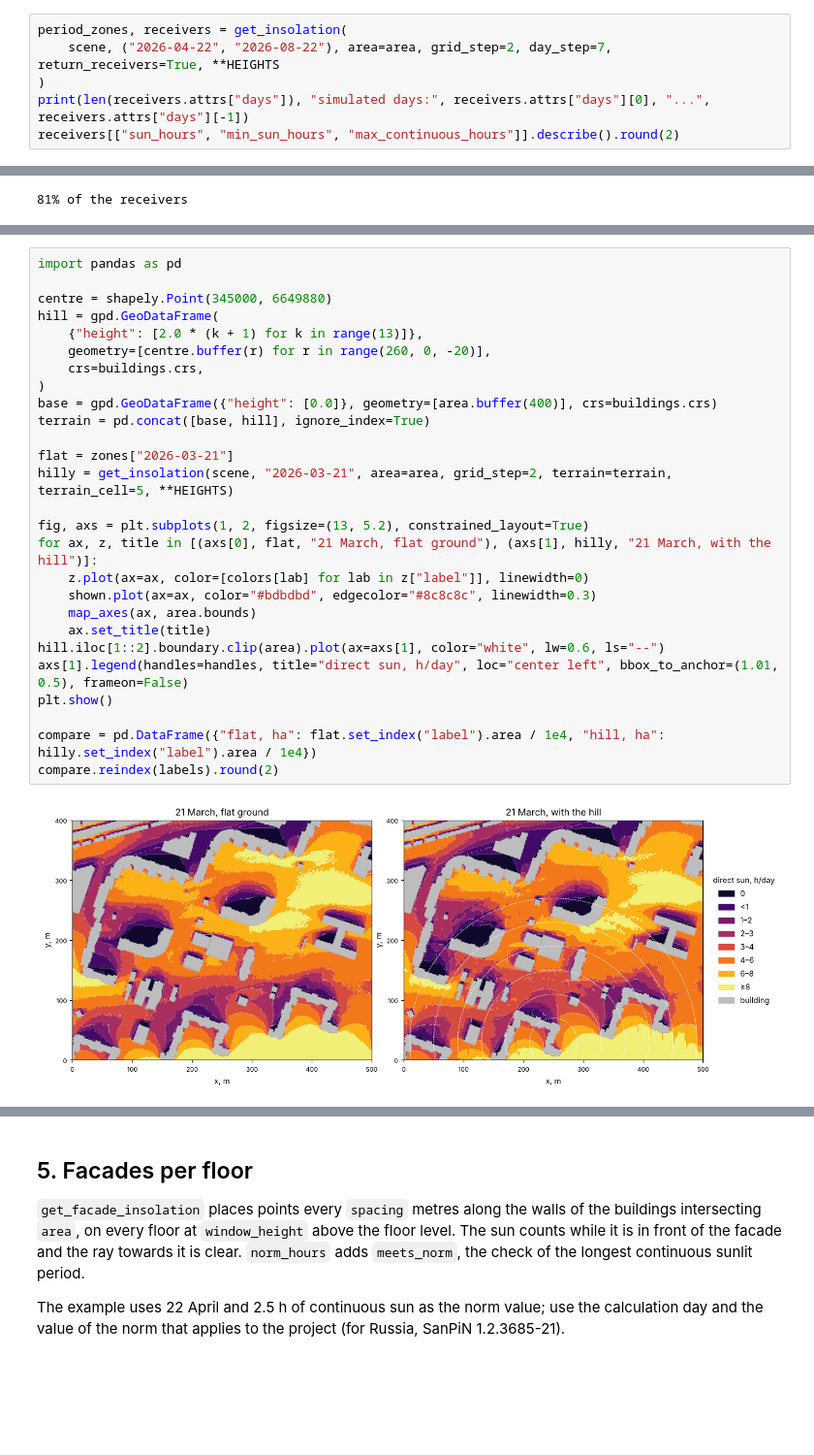
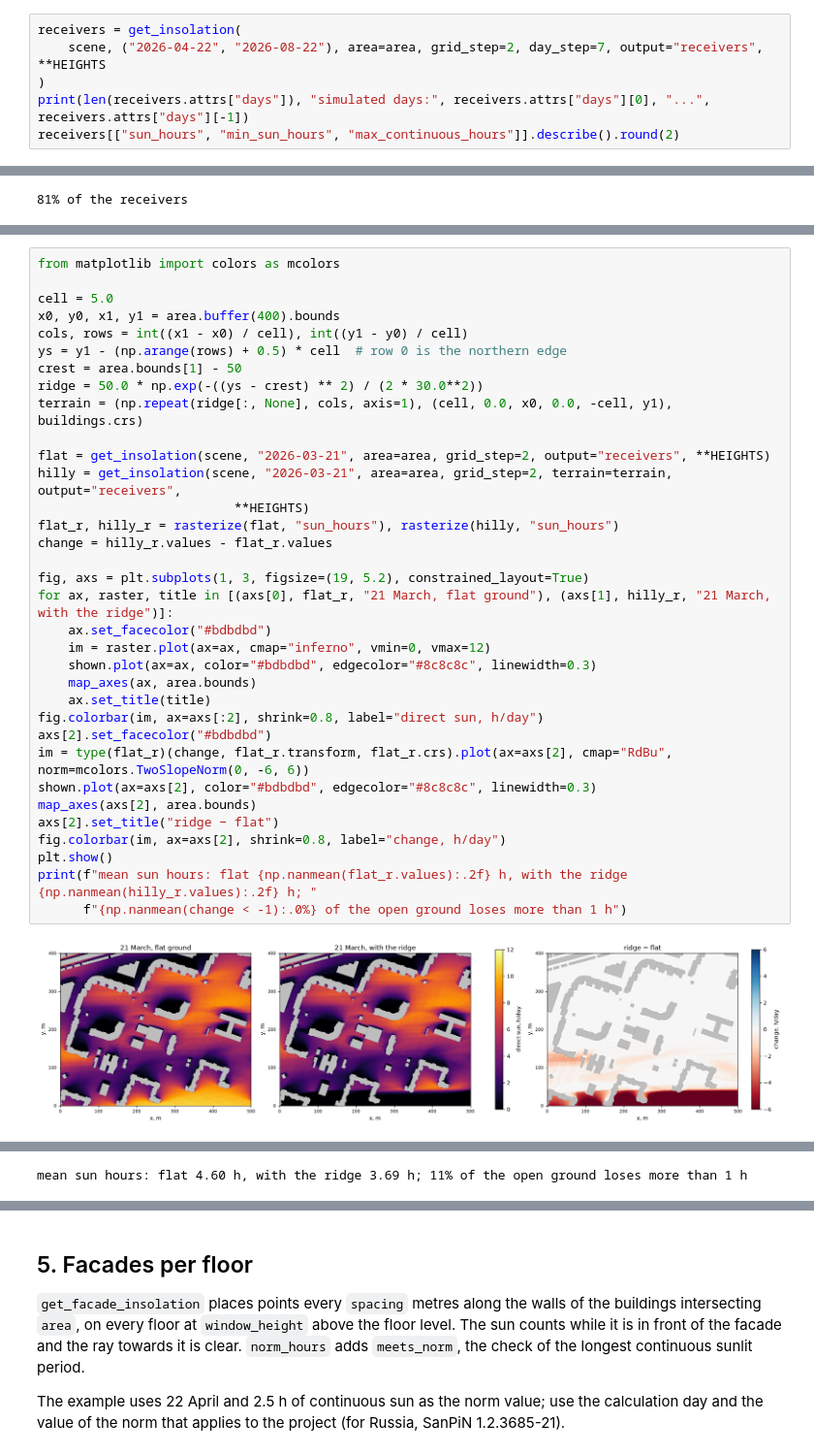
Before and after one commit to IDUclub/ObjectNat, a Jupyter notebook: docs/methods/examples/insolation.ipynb, the cells around one changed output, grey strips where cells are left out. Shown at 97% size. Drawn from its saved outputs; the diff is of its cells as text; blank space fills up the shorter version.

```diff
--- a/docs/methods/examples/insolation.ipynb
+++ b/docs/methods/examples/insolation.ipynb
@@ -119,8 +120,8 @@ plt.show()
 the receiver points carry `sun_hours` (mean over the simulated days), `min_sun_hours` (worst day) and
 `max_continuous_hours` (longest continuous sunlit period on the worst day), which insolation norms usually limit.
 # %%
-period_zones, receivers = get_insolation(
-    scene, ("2026-04-22", "2026-08-22"), area=area, grid_step=2, day_step=7, return_receivers=True, **HEIGHTS
+receivers = get_insolation(
+    scene, ("2026-04-22", "2026-08-22"), area=area, grid_step=2, day_step=7, output="receivers", **HEIGHTS
 )
 print(len(receivers.attrs["days"]), "simulated days:", receivers.attrs["days"][0], "...", receivers.attrs["days"][-1])
 receivers[["sun_hours", "min_sun_hours", "max_continuous_hours"]].describe().round(2)
@@ -179,29 +174,36 @@ Buildings stand on the terrain and receivers lie on it.
 # %%
-import pandas as pd
+from matplotlib import colors as mcolors
 
-centre = shapely.Point(345000, 6649880)
-hill = gpd.GeoDataFrame(
-    {"height": [2.0 * (k + 1) for k in range(13)]},
-    geometry=[centre.buffer(r) for r in range(260, 0, -20)],
-    crs=buildings.crs,
-)
-base = gpd.GeoDataFrame({"height": [0.0]}, geometry=[area.buffer(400)], crs=buildings.crs)
-terrain = pd.concat([base, hill], ignore_index=True)
+cell = 5.0
+x0, y0, x1, y1 = area.buffer(400).bounds
+cols, rows = int((x1 - x0) / cell), int((y1 - y0) / cell)
+ys = y1 - (np.arange(rows) + 0.5) * cell  # row 0 is the northern edge
+crest = area.bounds[1] - 50
+ridge = 50.0 * np.exp(-((ys - crest) ** 2) / (2 * 30.0**2))
+terrain = (np.repeat(ridge[:, None], cols, axis=1), (cell, 0.0, x0, 0.0, -cell, y1), buildings.crs)
 
-flat = zones["2026-03-21"]
-hilly = get_insolation(scene, "2026-03-21", area=area, grid_step=2, terrain=terrain, terrain_cell=5, **HEIGHTS)
+flat = get_insolation(scene, "2026-03-21", area=area, grid_step=2, output="receivers", **HEIGHTS)
+hilly = get_insolation(scene, "2026-03-21", area=area, grid_step=2, terrain=terrain, output="receivers",
+                          **HEIGHTS)
+flat_r, hilly_r = rasterize(flat, "sun_hours"), rasterize(hilly, "sun_hours")
+change = hilly_r.values - flat_r.values
 
-fig, axs = plt.subplots(1, 2, figsize=(13, 5.2), constrained_layout=True)
-for ax, z, title in [(axs[0], flat, "21 March, flat ground"), (axs[1], hilly, "21 March, with the hill")]:
-    z.plot(ax=ax, color=[colors[lab] for lab in z["label"]], linewidth=0)
+fig, axs = plt.subplots(1, 3, figsize=(19, 5.2), constrained_layout=True)
+for ax, raster, title in [(axs[0], flat_r, "21 March, flat ground"), (axs[1], hilly_r, "21 March, with the ridge")]:
+    ax.set_facecolor("#bdbdbd")
+    im = raster.plot(ax=ax, cmap="inferno", vmin=0, vmax=12)
     shown.plot(ax=ax, color="#bdbdbd", edgecolor="#8c8c8c", linewidth=0.3)
     map_axes(ax, area.bounds)
     ax.set_title(title)
-hill.iloc[1::2].boundary.clip(area).plot(ax=axs[1], color="white", lw=0.6, ls="--")
-axs[1].legend(handles=handles, title="direct sun, h/day", loc="center left", bbox_to_anchor=(1.01, 0.5), frameon=False)
+fig.colorbar(im, ax=axs[:2], shrink=0.8, label="direct sun, h/day")
+axs[2].set_facecolor("#bdbdbd")
+im = type(flat_r)(change, flat_r.transform, flat_r.crs).plot(ax=axs[2], cmap="RdBu", norm=mcolors.TwoSlopeNorm(0, -6, 6))
+shown.plot(ax=axs[2], color="#bdbdbd", edgecolor="#8c8c8c", linewidth=0.3)
+map_axes(axs[2], area.bounds)
+axs[2].set_title("ridge − flat")
+fig.colorbar(im, ax=axs[2], shrink=0.8, label="change, h/day")
 plt.show()
-
-compare = pd.DataFrame({"flat, ha": flat.set_index("label").area / 1e4, "hill, ha": hilly.set_index("label").area / 1e4})
-compare.reindex(labels).round(2)
+print(f"mean sun hours: flat {np.nanmean(flat_r.values):.2f} h, with the ridge {np.nanmean(hilly_r.values):.2f} h; "
+      f"{np.nanmean(change < -1):.0%} of the open ground loses more than 1 h")
 # %% [output]
-[figure, old version]
+[figure, new version]
@@ -217,0 +210 @@ compare.reindex(labels).round(2)
+mean sun hours: flat 4.60 h, with the ridge 3.69 h; 11% of the open ground loses more than 1 h
```
Also changed, not shown: parts of 11 cells of this notebook, 12 other files.
